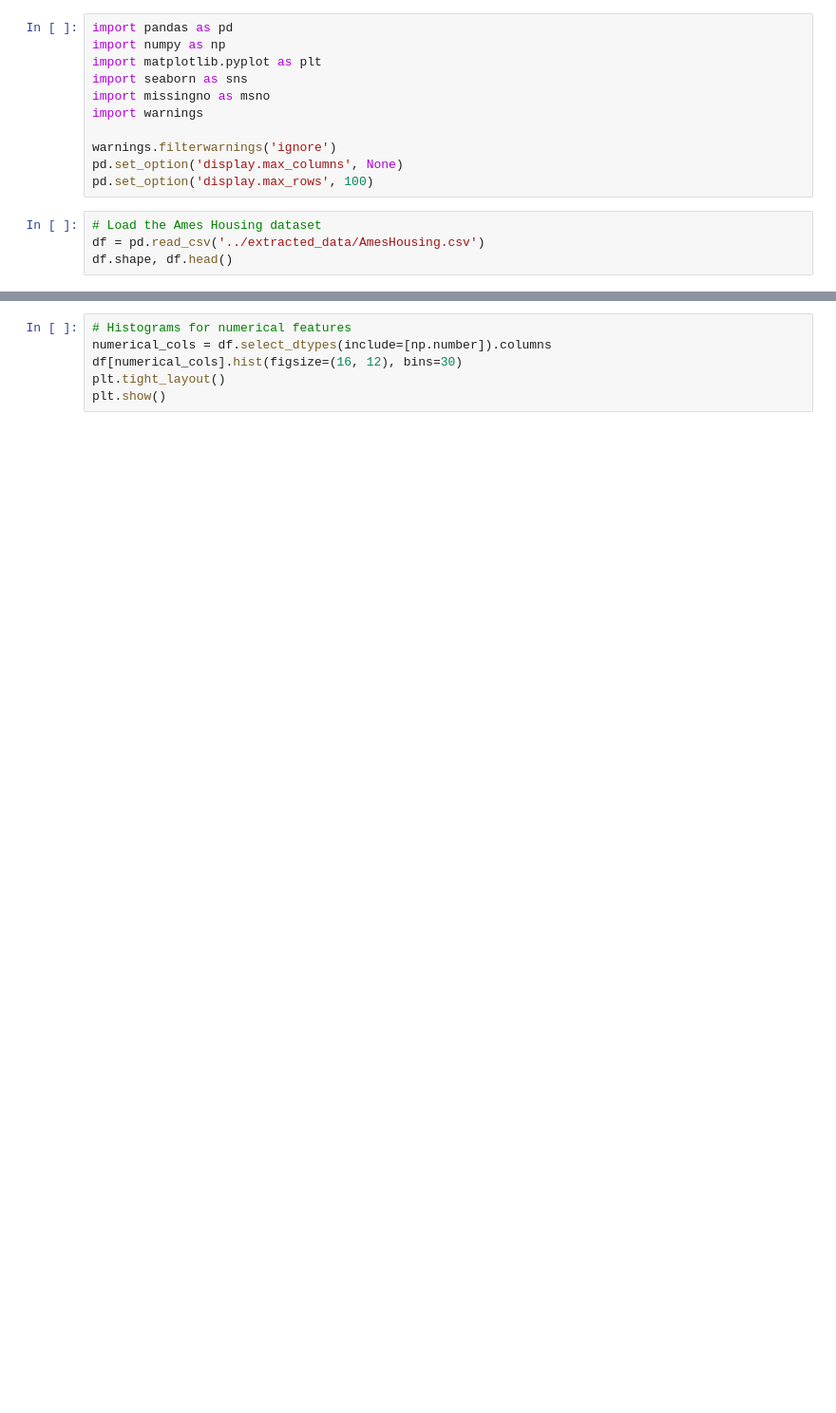
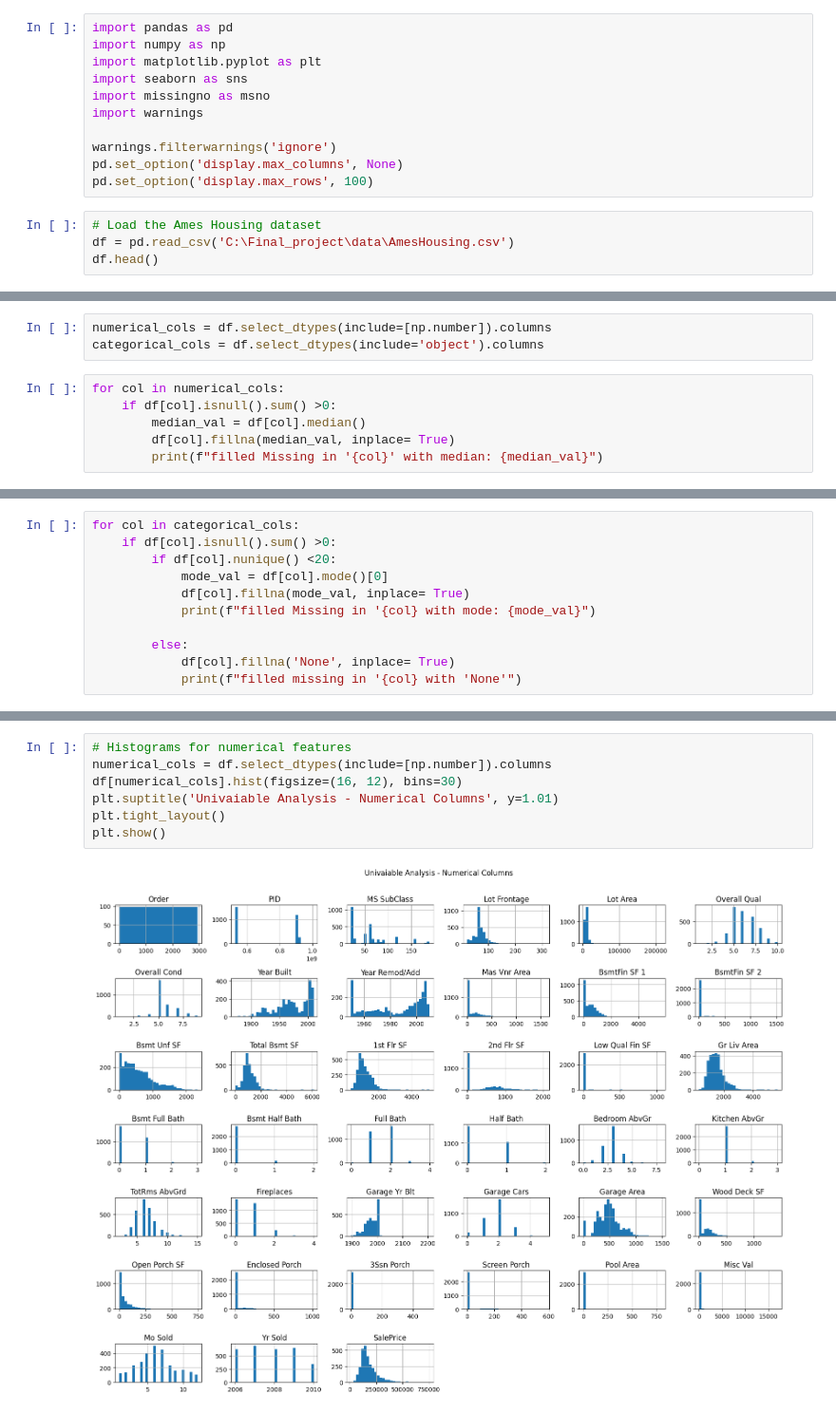
Before and after one commit to Poojithagadela25/Python_final_project, a Jupyter notebook: EDA.ipynb, the cells around one changed output, grey strips where cells are left out. Shown at 95% size. Cells and saved outputs as stored; diff of their text form; blank space fills up the shorter version.

```diff
--- a/EDA.ipynb
+++ b/EDA.ipynb
@@ -11,5 +11,5 @@ pd.set_option('display.max_columns', None)
 pd.set_option('display.max_rows', 100)
 # %%
 # Load the Ames Housing dataset
-df = pd.read_csv('../extracted_data/AmesHousing.csv')
-df.shape, df.head()
+df = pd.read_csv('C:\Final_project\data\AmesHousing.csv')
+df.head()
@@ -29,0 +118,9 @@ missing_pct
+# %%
+numerical_cols = df.select_dtypes(include=[np.number]).columns
+categorical_cols = df.select_dtypes(include='object').columns
+# %%
+for col in numerical_cols:
+    if df[col].isnull().sum() >0:
+        median_val = df[col].median()
+        df[col].fillna(median_val, inplace= True)
+        print(f"filled Missing in '{col}' with median: {median_val}")
@@ -29,0 +139,11 @@ missing_pct
+# %%
+for col in categorical_cols:
+    if df[col].isnull().sum() >0:
+        if df[col].nunique() <20:
+            mode_val = df[col].mode()[0]
+            df[col].fillna(mode_val, inplace= True)
+            print(f"filled Missing in '{col} with mode: {mode_val}")
+
+        else:
+            df[col].fillna('None', inplace= True)
+            print(f"filled missing in '{col} with 'None'")
@@ -30,9 +187,12 @@ missing_pct
 # %%
 # Histograms for numerical features
 numerical_cols = df.select_dtypes(include=[np.number]).columns
 df[numerical_cols].hist(figsize=(16, 12), bins=30)
+plt.suptitle('Univaiable Analysis - Numerical Columns', y=1.01)
 plt.tight_layout()
 plt.show()
+# %% [output]
+[figure, added]
 # %%
 # Count plots for top categorical features
 categorical_cols = df.select_dtypes(include='object').columns
```
Also changed, not shown: parts of 24 cells of this notebook.
